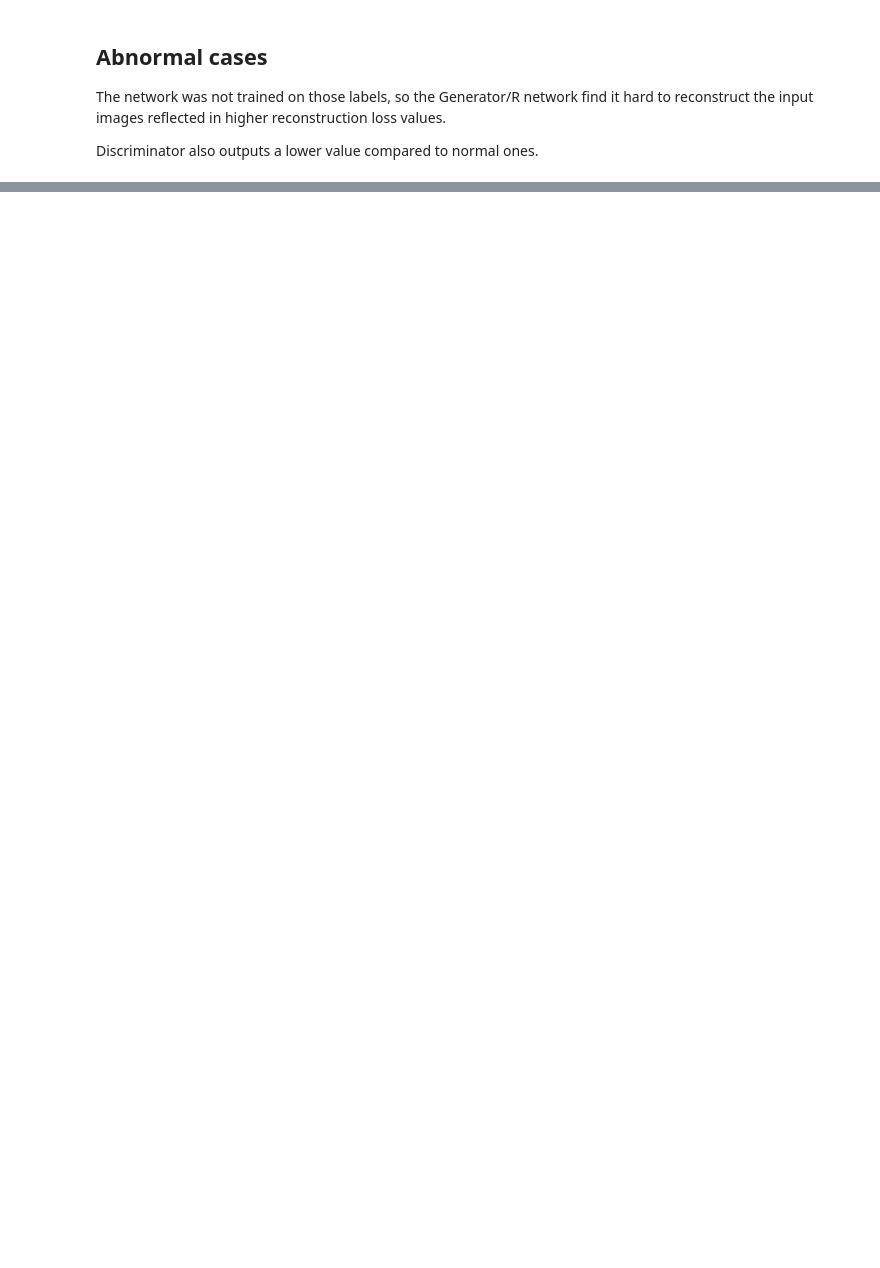
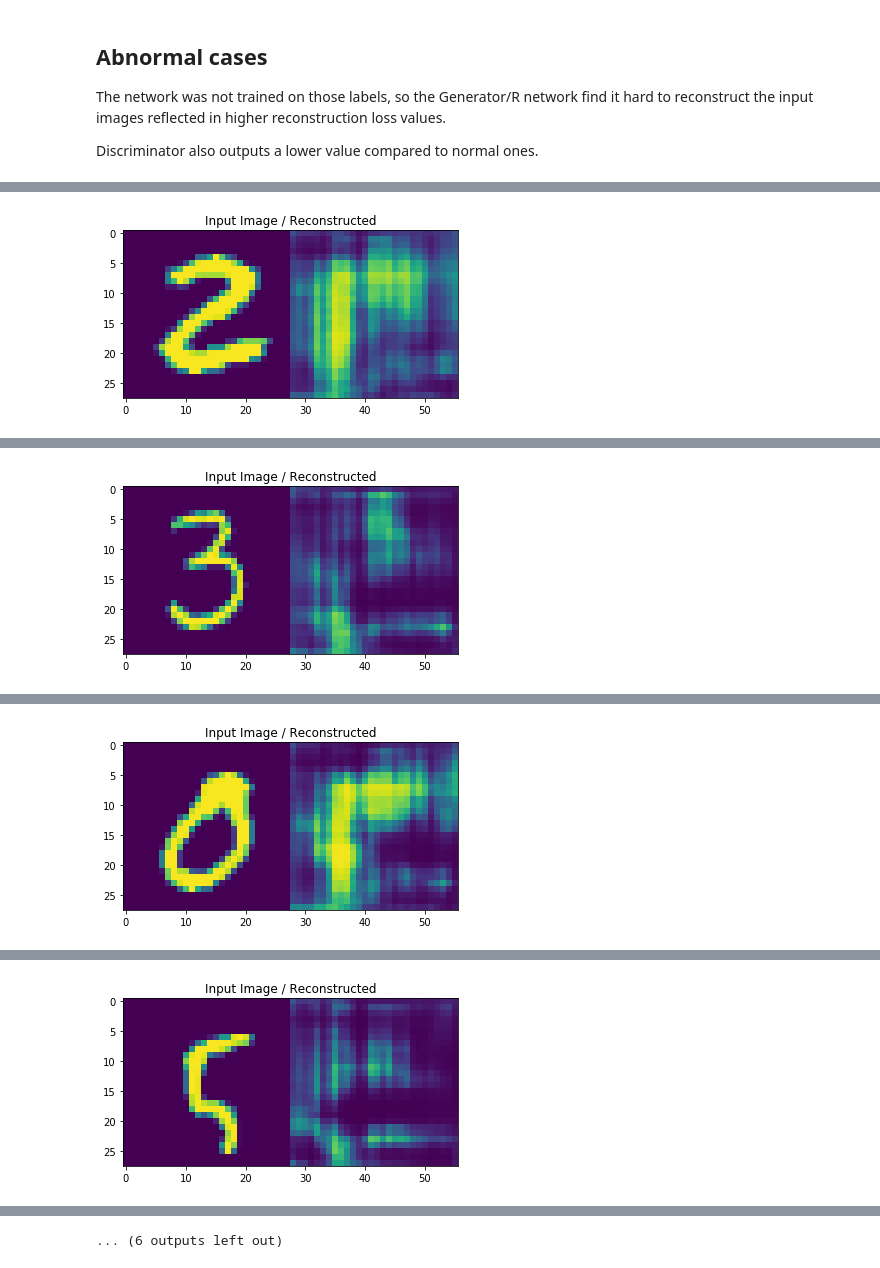
Before and after one commit to rcolomina/ALOCC_Keras, a Jupyter notebook: landsat_test.ipynb, the cells around one changed output, grey strips where cells are left out. Saved outputs shown, nothing was run; the diff lists cells and outputs as text; code cells hidden in the pictures; blank space fills up the shorter version.

Commit message:
added test adnormal cases

```diff
--- a/landsat_test.ipynb
+++ b/landsat_test.ipynb
@@ -164,3 +167,7 @@ def test_reconstruction(index=0, res_edge = 28):
     #plt.title('Reconstruction')
     #plt.imshow(reconstructed_image, label='Reconstructed')
     plt.show()
+# %%
+for i in [25*i for i in range(1,10)]:
+    test_reconstruction(i)
+# %% [output]
@@ -166,0 +175 @@ def test_reconstruction(index=0, res_edge = 28):
+[figure, added]
@@ -166,0 +177 @@ def test_reconstruction(index=0, res_edge = 28):
+[figure, added]
@@ -166,0 +179 @@ def test_reconstruction(index=0, res_edge = 28):
+[figure, added]
@@ -166,0 +181 @@ def test_reconstruction(index=0, res_edge = 28):
+[figure, added]
@@ -166,0 +186 @@ def test_reconstruction(index=0, res_edge = 28):
+... (6 outputs left out)
```
Also changed, not shown: parts of 3 cells of this notebook.
